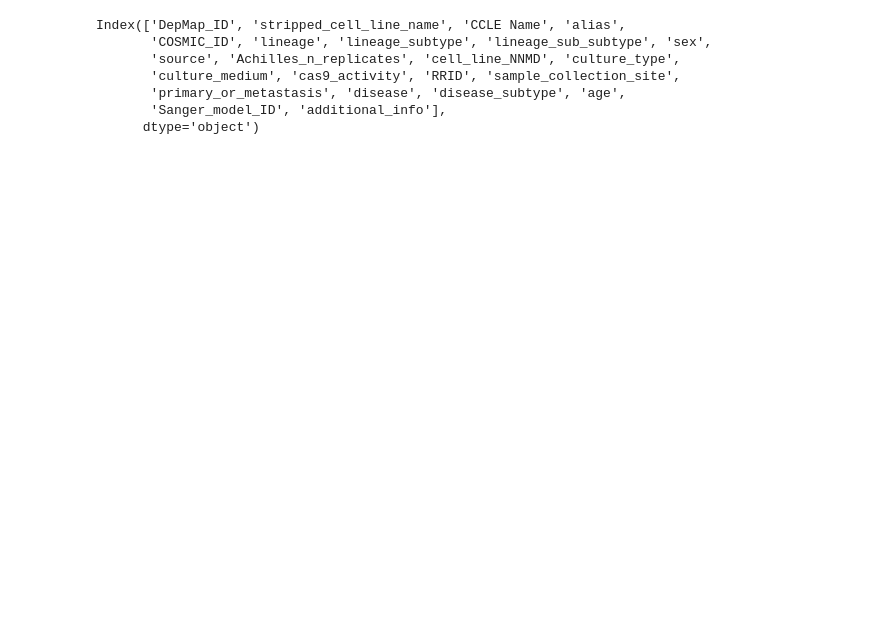
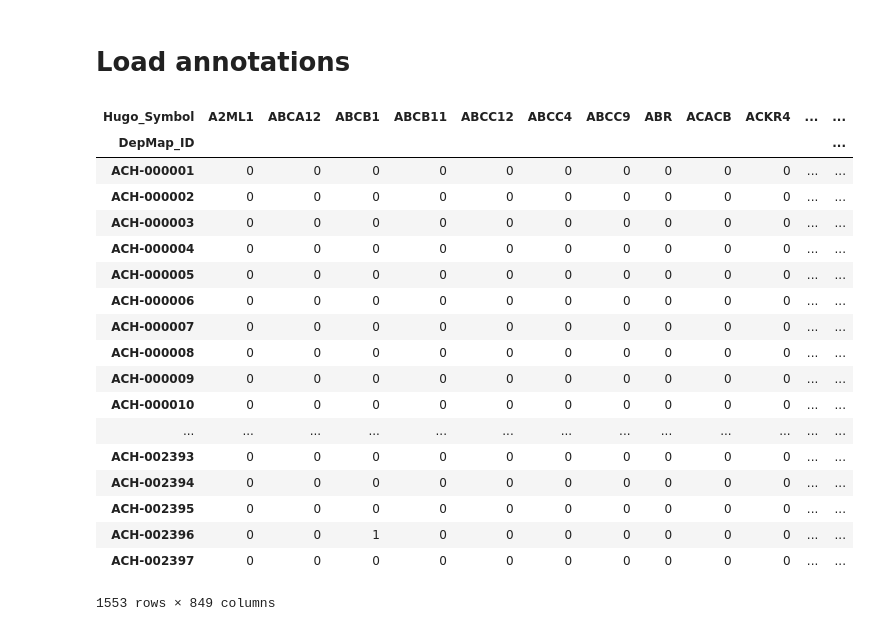
Before and after one commit to kevinhu/ccle-2019-analysis, a Jupyter notebook: notebooks/figure1_overview.ipynb, the cells around one changed output. Drawn from its saved outputs; the diff is of its cells as text; code cells hidden in the pictures; blank space fills up the shorter version.

```diff
--- a/notebooks/figure1_overview.ipynb
+++ b/notebooks/figure1_overview.ipynb
@@ -17 +7,3 @@ copynumber = pd.read_hdf("../data/CCLE_gene_cn.hdf",key="copynumber")
+# %% [markdown]
+# Load annotations
 # %%
@@ -28,10 +31,22 @@ tertp = pd.read_excel("../data/41586_2019_1186_MOESM8_ESM.xlsx",skiprows=4)
-# %%
-cell_line_info.columns
-# %% [output]
-Index(['DepMap_ID', 'stripped_cell_line_name', 'CCLE Name', 'alias',
-       'COSMIC_ID', 'lineage', 'lineage_subtype', 'lineage_sub_subtype', 'sex',
-       'source', 'Achilles_n_replicates', 'cell_line_NNMD', 'culture_type',
-       'culture_medium', 'cas9_activity', 'RRID', 'sample_collection_site',
-       'primary_or_metastasis', 'disease', 'disease_subtype', 'age',
-       'Sanger_model_ID', 'additional_info'],
-      dtype='object')
+# %%
+hs_mut_mat
+# %% [output]
+| Hugo_Symbol | A2ML1 | ABCA12 | ABCB1 | ABCB11 | ABCC12 | ABCC4 | ABCC9 | ABR | ACACB | ACKR4 | ... | ... |
+| DepMap_ID |  |  |  |  |  |  |  |  |  |  |  | ... |
+| ACH-000001 | 0 | 0 | 0 | 0 | 0 | 0 | 0 | 0 | 0 | 0 | ... | ... |
+| ACH-000002 | 0 | 0 | 0 | 0 | 0 | 0 | 0 | 0 | 0 | 0 | ... | ... |
+| ACH-000003 | 0 | 0 | 0 | 0 | 0 | 0 | 0 | 0 | 0 | 0 | ... | ... |
+| ACH-000004 | 0 | 0 | 0 | 0 | 0 | 0 | 0 | 0 | 0 | 0 | ... | ... |
+| ACH-000005 | 0 | 0 | 0 | 0 | 0 | 0 | 0 | 0 | 0 | 0 | ... | ... |
+| ACH-000006 | 0 | 0 | 0 | 0 | 0 | 0 | 0 | 0 | 0 | 0 | ... | ... |
+| ACH-000007 | 0 | 0 | 0 | 0 | 0 | 0 | 0 | 0 | 0 | 0 | ... | ... |
+| ACH-000008 | 0 | 0 | 0 | 0 | 0 | 0 | 0 | 0 | 0 | 0 | ... | ... |
+| ACH-000009 | 0 | 0 | 0 | 0 | 0 | 0 | 0 | 0 | 0 | 0 | ... | ... |
+| ACH-000010 | 0 | 0 | 0 | 0 | 0 | 0 | 0 | 0 | 0 | 0 | ... | ... |
+| ... | ... | ... | ... | ... | ... | ... | ... | ... | ... | ... | ... | ... |
+| ACH-002393 | 0 | 0 | 0 | 0 | 0 | 0 | 0 | 0 | 0 | 0 | ... | ... |
+| ACH-002394 | 0 | 0 | 0 | 0 | 0 | 0 | 0 | 0 | 0 | 0 | ... | ... |
+| ACH-002395 | 0 | 0 | 0 | 0 | 0 | 0 | 0 | 0 | 0 | 0 | ... | ... |
+| ACH-002396 | 0 | 0 | 1 | 0 | 0 | 0 | 0 | 0 | 0 | 0 | ... | ... |
+| ACH-002397 | 0 | 0 | 0 | 0 | 0 | 0 | 0 | 0 | 0 | 0 | ... | ... |
+1553 rows × 849 columns
```
Also changed, not shown: parts of 4 cells of this notebook, 1 other file.
